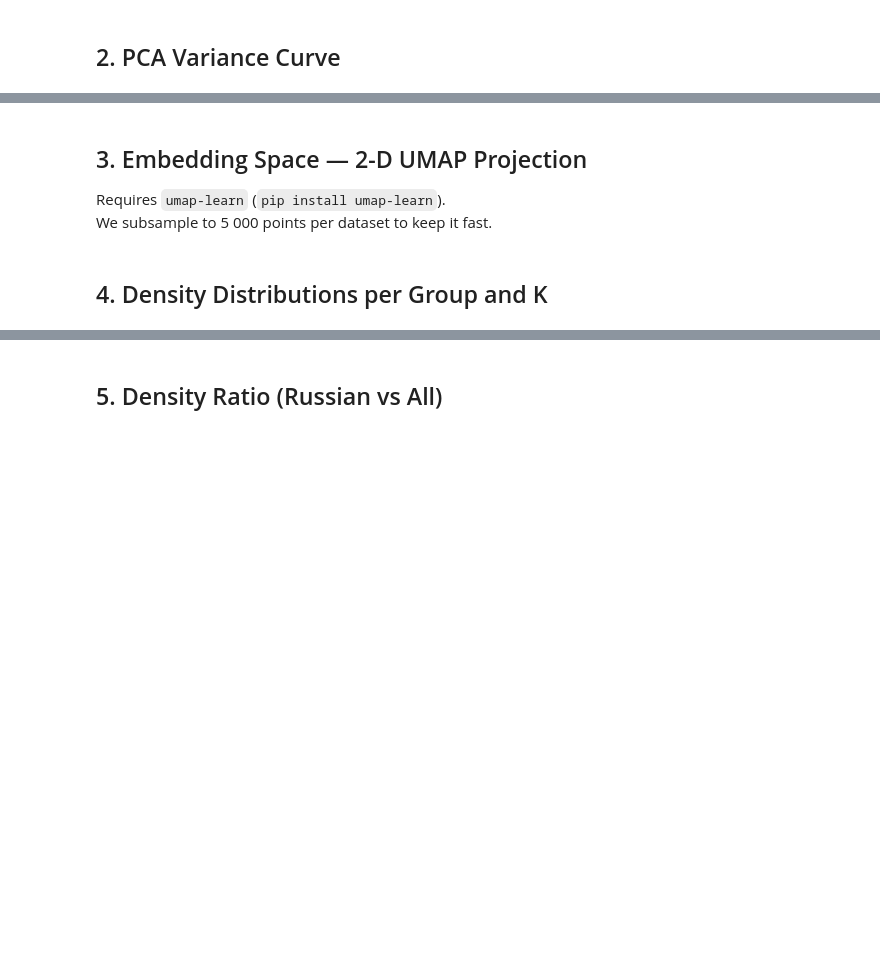
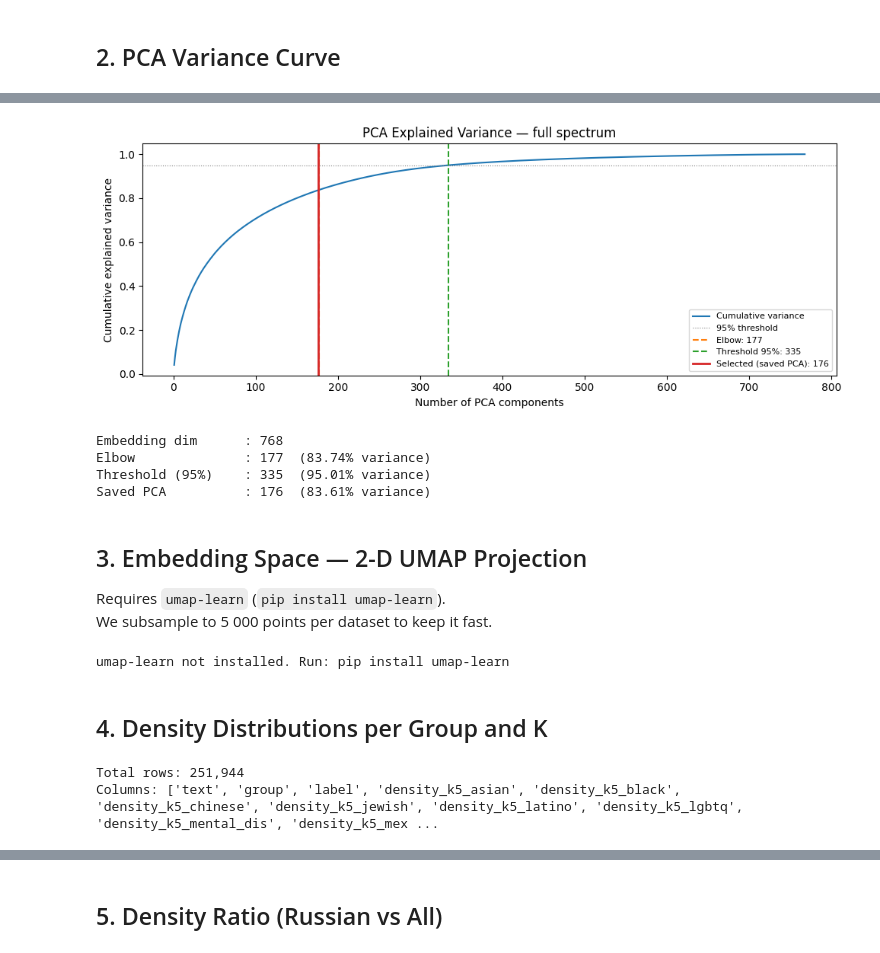
Before and after one commit to alex-dias/modernbert-hs, a Jupyter notebook: notebooks/02_embedding_analysis.ipynb, the cells around one changed output, grey strips where cells are left out. Drawn from its saved outputs; the diff is of its cells as text; code cells hidden in the pictures; blank space fills up the shorter version.

Commit message:
fixes in paths and removed old parameters

```diff
--- a/notebooks/02_embedding_analysis.ipynb
+++ b/notebooks/02_embedding_analysis.ipynb
@@ -28,8 +29,8 @@ from src.embedding.pca import load_pca, plot_variance_curve
 Set `RUN_PIPELINE = True` the first time (generates all outputs).
 Set it to `False` on subsequent runs to skip straight to analysis.
 # %%
-CONFIG_PATH = "../configs/datasets.yaml"
-RUN_PIPELINE = False  # set True to regenerate embeddings/densities
+CONFIG_PATH = "configs/datasets.yaml"
+RUN_PIPELINE = True  # set True to regenerate embeddings/densities
 
 with open(CONFIG_PATH) as f:
     cfg = yaml.safe_load(f)
@@ -54,23 +95,45 @@ else:
 # %% [markdown]
 ## 2. PCA Variance Curve
 # %%
+from sklearn.decomposition import PCA
+from src.embedding.pca import load_pca, select_n_components
+
 pca_path = os.path.join(EMBEDDINGS_ROOT, "_pca", MODEL_SLUG, "shared.pkl")
 pca = load_pca(pca_path)
+n_selected = pca.n_components_
 
-evr = pca.explained_variance_ratio_
+# Reload the raw embeddings used to fit the shared PCA (all datasets, train split)
+emb_parts = []
+for ds in DATASETS:
+    emb = np.load(os.path.join(EMBEDDINGS_ROOT, ds, MODEL_SLUG, "full.npy"))
+    emb_parts.append(emb)
+emb_all = np.vstack(emb_parts)
+
+# Full PCA just for visualization (not saved)
+max_comp = min(emb_all.shape[0] - 1, emb_all.shape[1])
+pca_full = PCA(n_components=max_comp).fit(emb_all)
+evr = pca_full.explained_variance_ratio_
 cumvar = np.cumsum(evr)
 
+# Recompute elbow/threshold for reference lines
+_, ed, td = select_n_components(evr, method="auto", variance_threshold=0.95)
+
 fig, ax = plt.subplots(figsize=(10, 4))
-ax.plot(range(1, len(cumvar) + 1), cumvar, linewidth=1.5)
-ax.axhline(0.95, color="grey", linestyle=":", label="95% threshold")
-ax.axvline(pca.n_components_, color="tab:red", linestyle="--",
-           label=f"Selected: {pca.n_components_} components")
+ax.plot(range(1, len(cumvar) + 1), cumvar, linewidth=1.5, label="Cumulative variance")
+ax.axhline(0.95, color="grey", linestyle=":", linewidth=0.8, label="95% threshold")
+ax.axvline(ed,         color="tab:orange", linestyle="--", label=f"Elbow: {ed}")
+ax.axvline(td,         color="tab:green",  linestyle="--", label=f"Threshold 95%: {td}")
+ax.axvline(n_selected, color="tab:red",    linestyle="-",  linewidth=2,
+           label=f"Selected (saved PCA): {n_selected}")
 ax.set_xlabel("Number of PCA components")
 ax.set_ylabel("Cumulative explained variance")
-ax.set_title("PCA Explained Variance — shared ToxiGen PCA")
-ax.legend()
+ax.set_title("PCA Explained Variance — full spectrum")
+ax.legend(fontsize=8)
 plt.tight_layout()
 plt.show()
 
-print(f"Components used : {pca.n_components_}")
-print(f"Variance captured: {cumvar[pca.n_components_ - 1]:.2%}")
+print(f"Embedding dim      : {emb_all.shape[1]}")
+print(f"Elbow              : {ed}  ({cumvar[ed-1]:.2%} variance)")
+print(f"Threshold (95%)    : {td}  ({cumvar[td-1]:.2%} variance)")
+print(f"Saved PCA          : {n_selected}  ({cumvar[n_selected-1]:.2%} variance)")
+# %% [output]
@@ -77,3 +141,8 @@ print(f"Variance captured: {cumvar[pca.n_components_ - 1]:.2%}")
+[figure, added]
+Embedding dim      : 768
+Elbow              : 177  (83.74% variance)
+Threshold (95%)    : 335  (95.01% variance)
+Saved PCA          : 176  (83.61% variance)
 # %% [markdown]
 ## 3. Embedding Space — 2-D UMAP Projection
 
@@ -114,6 +183,8 @@ try:
 
 except ImportError:
     print("umap-learn not installed. Run: pip install umap-learn")
+# %% [output]
+umap-learn not installed. Run: pip install umap-learn
 # %% [markdown]
 ## 4. Density Distributions per Group and K
 # %%
@@ -129,6 +200,9 @@ for ds in DATASETS:
 df_combined = pd.concat(density_frames, ignore_index=True)
 print(f"Total rows: {len(df_combined):,}")
 print("Columns:", df_combined.columns.tolist())
+# %% [output]
+Total rows: 251,944
+Columns: ['text', 'group', 'label', 'density_k5_asian', 'density_k5_black', 'density_k5_chinese', 'density_k5_jewish', 'density_k5_latino', 'density_k5_lgbtq', 'density_k5_mental_dis', 'density_k5_mex ...
 # %%
 # Distribution of density_all for largest K — raw vs PCA side by side
 k_plot = max(K_VALUES)
```
Also changed, not shown: parts of 7 cells of this notebook, 10 other files.
